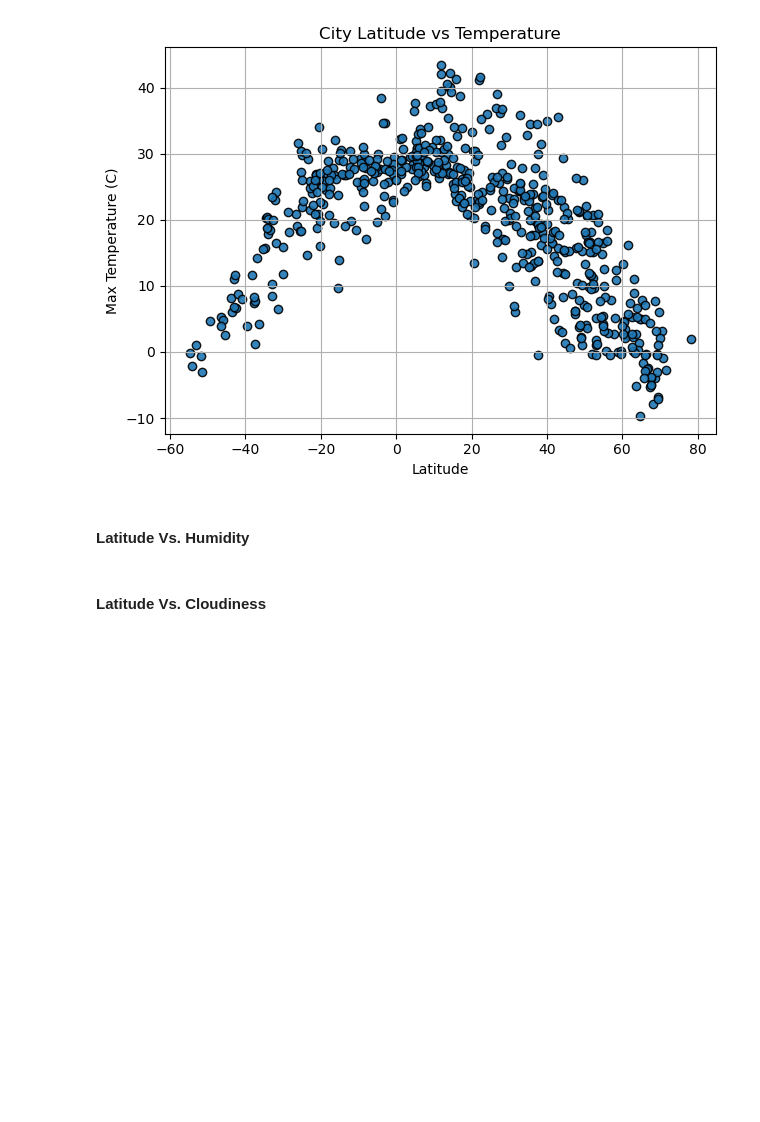
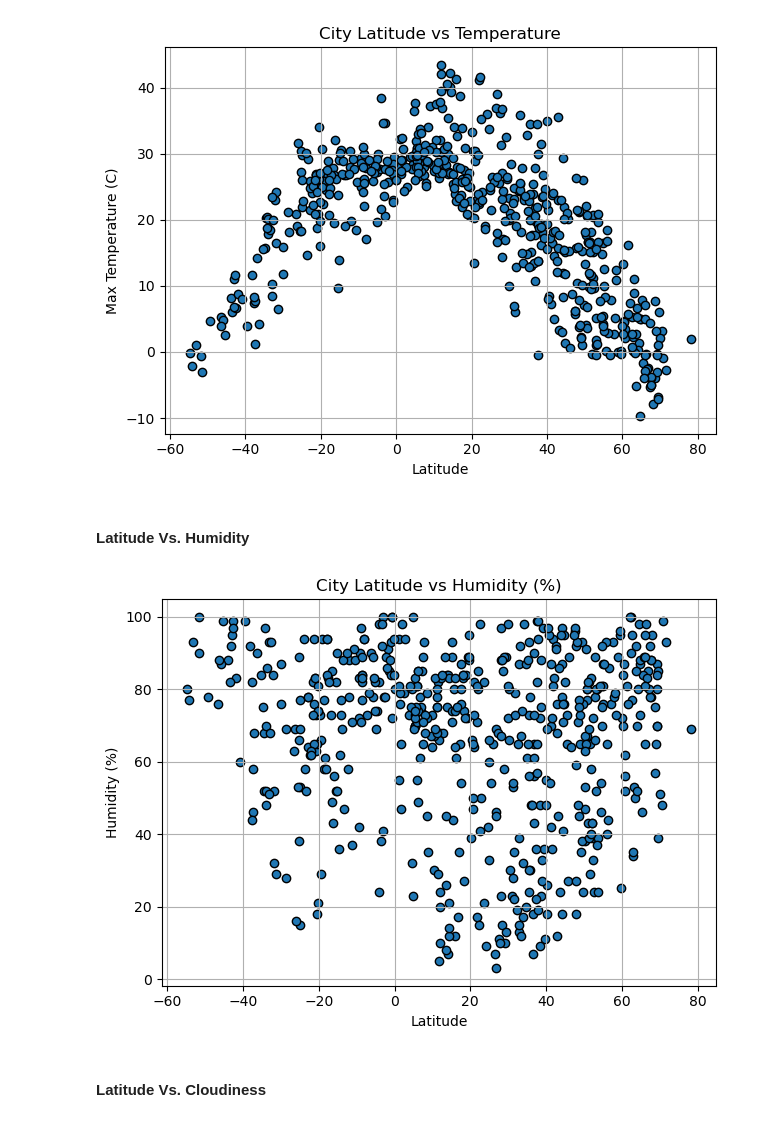
Before and after one commit to jkspiva/python-api-challenge, a Jupyter notebook: WeatherPy.ipynb, the cells around one changed output. Drawn from its saved outputs; the diff is of its cells as text; code cells hidden in the pictures; blank space fills up the shorter version.

```diff
--- a/WeatherPy.ipynb
+++ b/WeatherPy.ipynb
@@ -211,16 +211,22 @@ plt.show()
 #### Latitude Vs. Humidity
 # %%
 # Build the scatter plots for latitude vs. humidity
-# YOUR CODE HERE
+plt.scatter(city_data_df["Lat"], city_data_df["Humidity"], alpha=1, edgecolors="black")
 
 # Incorporate the other graph properties
-# YOUR CODE HERE
+plt.xlabel("Latitude")
+plt.ylabel("Humidity (%)")
+plt.title("City Latitude vs Humidity (%)")
+plt.grid(True)
+plt.tight_layout()
 
 # Save the figure
 plt.savefig("output_data/Fig2.png")
 
 # Show plot
 plt.show()
+# %% [output]
+[figure, added]
 # %% [markdown]
 #### Latitude Vs. Cloudiness
 # %%
```
Also changed, not shown: parts of 3 cells of this notebook, 4 other files.
